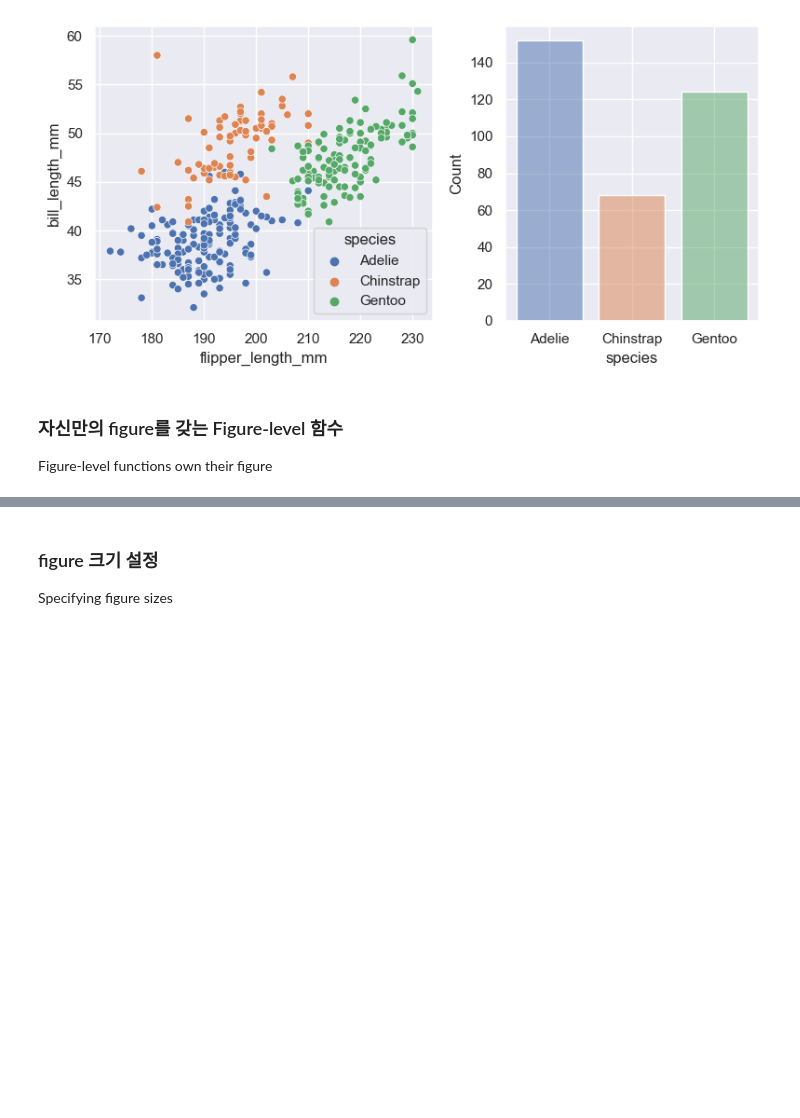
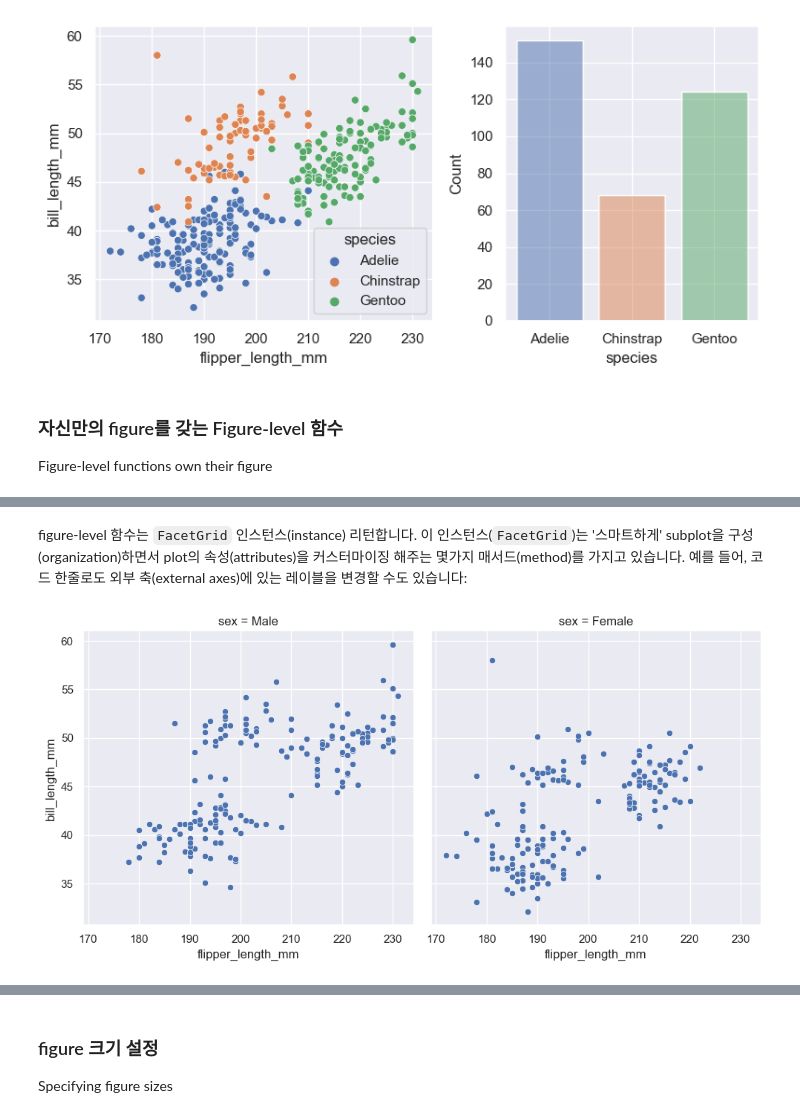
Before and after one commit to kjmn1105/Seaborn-Tuorial, a Jupyter notebook: 2_API Overview.ipynb, the cells around one changed output, grey strips where cells are left out. Cells and saved outputs as stored; diff of their text form; code cells hidden in the pictures; blank space fills up the shorter version.

```diff
--- a/2_API Overview.ipynb
+++ b/2_API Overview.ipynb
@@ -101 +113,7 @@ Nevertheless, it is possible to go beyond what the figure-level functions offer
 Customizing plots from a figure-level function
+# %% [markdown]
+figure-level 함수는 `FacetGrid` 인스턴스(instance) 리턴합니다. 이 인스턴스(`FacetGrid`)는 '스마트하게' subplot을 구성(organization)하면서 plot의 속성(attributes)을 커스터마이징 해주는 몇가지 매서드(method)를 가지고 있습니다. 예를 들어, 코드 한줄로도 외부 축(external axes)에 있는 레이블을 변경할 수도 있습니다:
+# %%
+g = sns.relplot(data=penguins, x='flipper_length_mm', y='bill_length_mm', col='sex')
+# %% [output]
+[figure, added]
```
Also changed, not shown: parts of 16 cells of this notebook.
